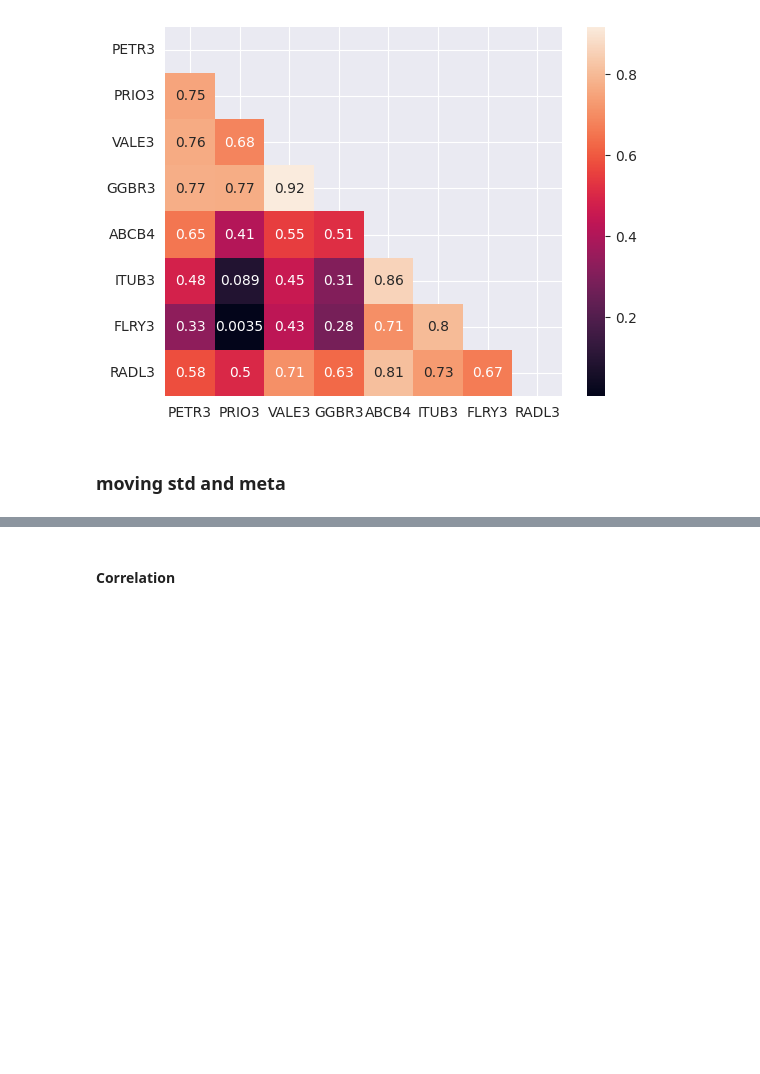
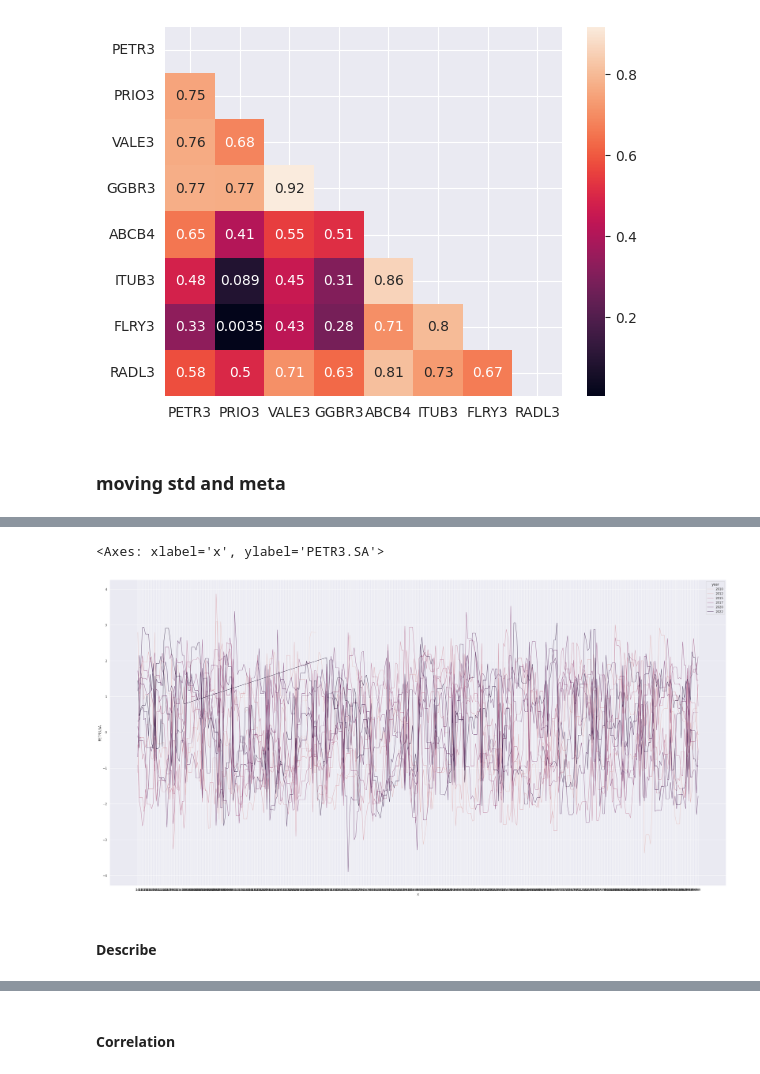
Before and after one commit to semcovici/Mean-Reversion-Prediction-with-Brazilian-Stocks-Market, a Jupyter notebook: notebooks/EDA_relatorio.ipynb, the cells around one changed output, grey strips where cells are left out. Saved outputs shown, nothing was run; the diff lists cells and outputs as text; code cells hidden in the pictures; blank space fills up the shorter version.

```diff
--- a/notebooks/EDA_relatorio.ipynb
+++ b/notebooks/EDA_relatorio.ipynb
@@ -205,0 +222,6 @@ sns.boxplot(data=df_dp_int)
+# %%
+df_dp['month'] = df_dp.reset_index(drop=False)['Date'].dt.month.to_numpy()
+df_dp['year'] = df_dp.reset_index(drop=False)['Date'].dt.year.to_numpy()
+df_dp['day'] = df_dp.reset_index(drop=False)['Date'].dt.day.to_numpy()
+df_dp['x'] = df_dp.apply(lambda x: f'{int(x.month)}-{int(x.day)}', axis = 1)
+df_dp
@@ -205,0 +243,15 @@ sns.boxplot(data=df_dp_int)
+# %%
+sns.set_theme(rc={'figure.figsize':(40,20)})
+sns.lineplot(
+    data=df_dp.sort_values('x'),
+    x="x",
+    y="PETR3.SA",
+    hue = "year",
+    lw=1,
+
+    )
+# %% [output]
+<Axes: xlabel='x', ylabel='PETR3.SA'>
+[figure, added]
+# %% [markdown]
+#### Describe
```
Also changed, not shown: parts of 36 cells of this notebook.
